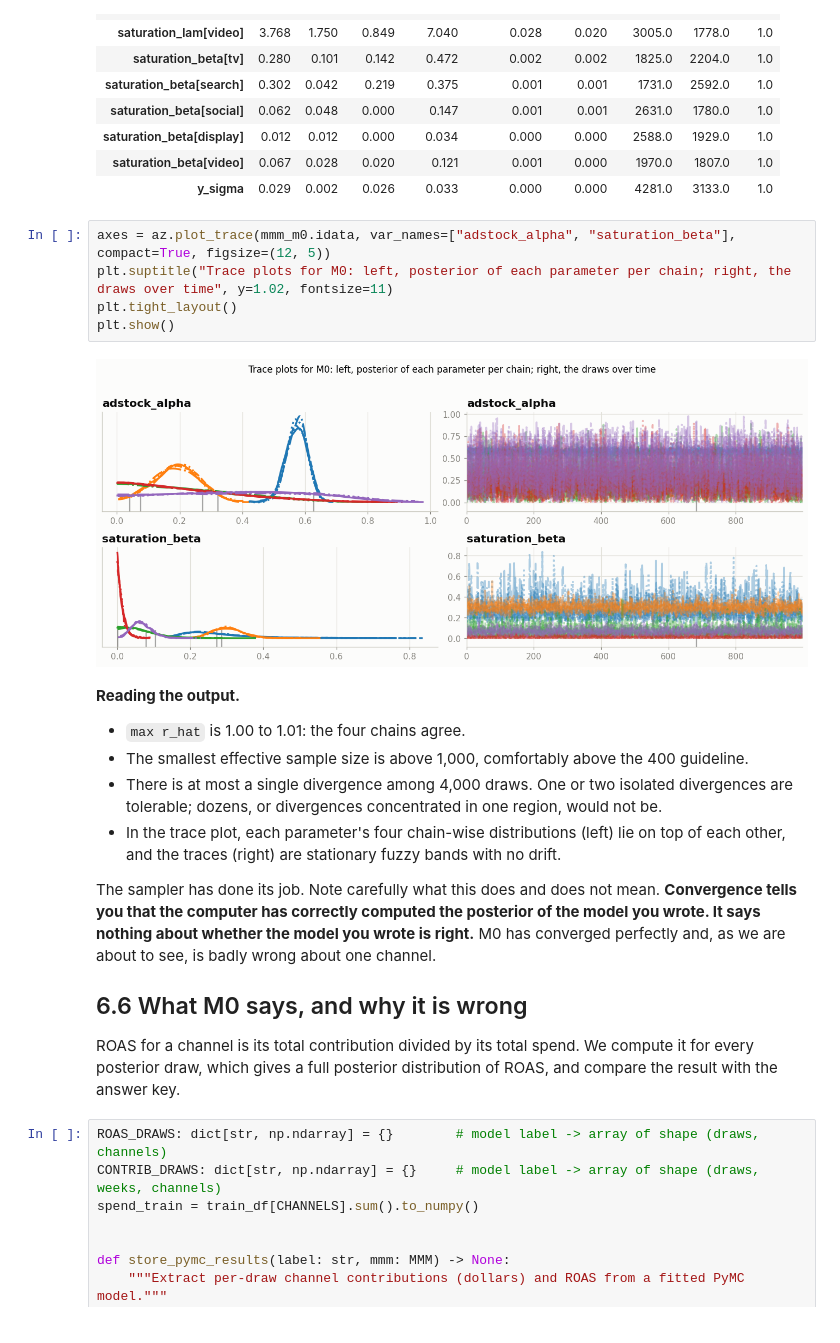
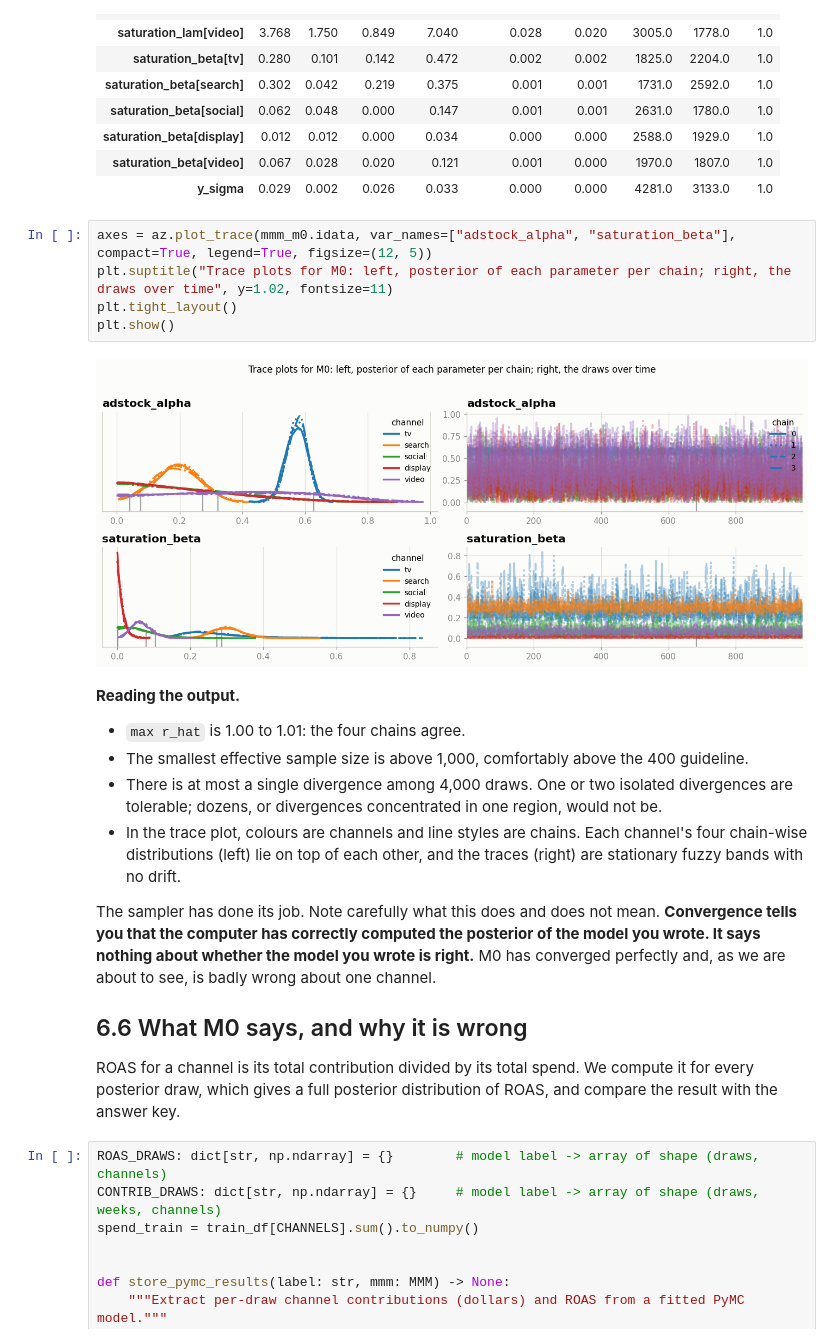
Before and after one commit to shayanAbbasi1995/mmm-synth-data-pymc-meridian, a Jupyter notebook: mmm_textbook_pymc_meridian.ipynb, the cells around one changed output. Cells and saved outputs as stored; diff of their text form.

```diff
--- a/mmm_textbook_pymc_meridian.ipynb
+++ b/mmm_textbook_pymc_meridian.ipynb
@@ -1406,19 +1406,19 @@ M0 convergence: {'max r_hat': 1.01, 'min ess_bulk': 1711.0, 'min ess_tail': 1243
 | saturation_beta[video] | 0.067 | 0.028 | 0.020 | 0.121 | 0.001 | 0.000 | 1970.0 | 1807.0 | 1.0 |
 | y_sigma | 0.029 | 0.002 | 0.026 | 0.033 | 0.000 | 0.000 | 4281.0 | 3133.0 | 1.0 |
 # %%
-axes = az.plot_trace(mmm_m0.idata, var_names=["adstock_alpha", "saturation_beta"], compact=True, figsize=(12, 5))
+axes = az.plot_trace(mmm_m0.idata, var_names=["adstock_alpha", "saturation_beta"], compact=True, legend=True, figsize=(12, 5))
 plt.suptitle("Trace plots for M0: left, posterior of each parameter per chain; right, the draws over time", y=1.02, fontsize=11)
 plt.tight_layout()
 plt.show()
 # %% [output]
-[figure, old version]
+[figure, new version]
 # %% [markdown]
 **Reading the output.**
 
 * `max r_hat` is 1.00 to 1.01: the four chains agree.
 * The smallest effective sample size is above 1,000, comfortably above the 400 guideline.
 * There is at most a single divergence among 4,000 draws. One or two isolated divergences are tolerable; dozens, or divergences concentrated in one region, would not be.
-* In the trace plot, each parameter's four chain-wise distributions (left) lie on top of each other, and the traces (right) are stationary fuzzy bands with no drift.
+* In the trace plot, colours are channels and line styles are chains. Each channel's four chain-wise distributions (left) lie on top of each other, and the traces (right) are stationary fuzzy bands with no drift.
 
 The sampler has done its job. Note carefully what this does and does not mean. **Convergence tells you that the computer has correctly computed the posterior of the model you wrote. It says nothing about whether the model you wrote is right.** M0 has converged perfectly and, as we are about to see, is badly wrong about one channel.
 
```
Also changed, not shown: parts of 8 cells of this notebook.
